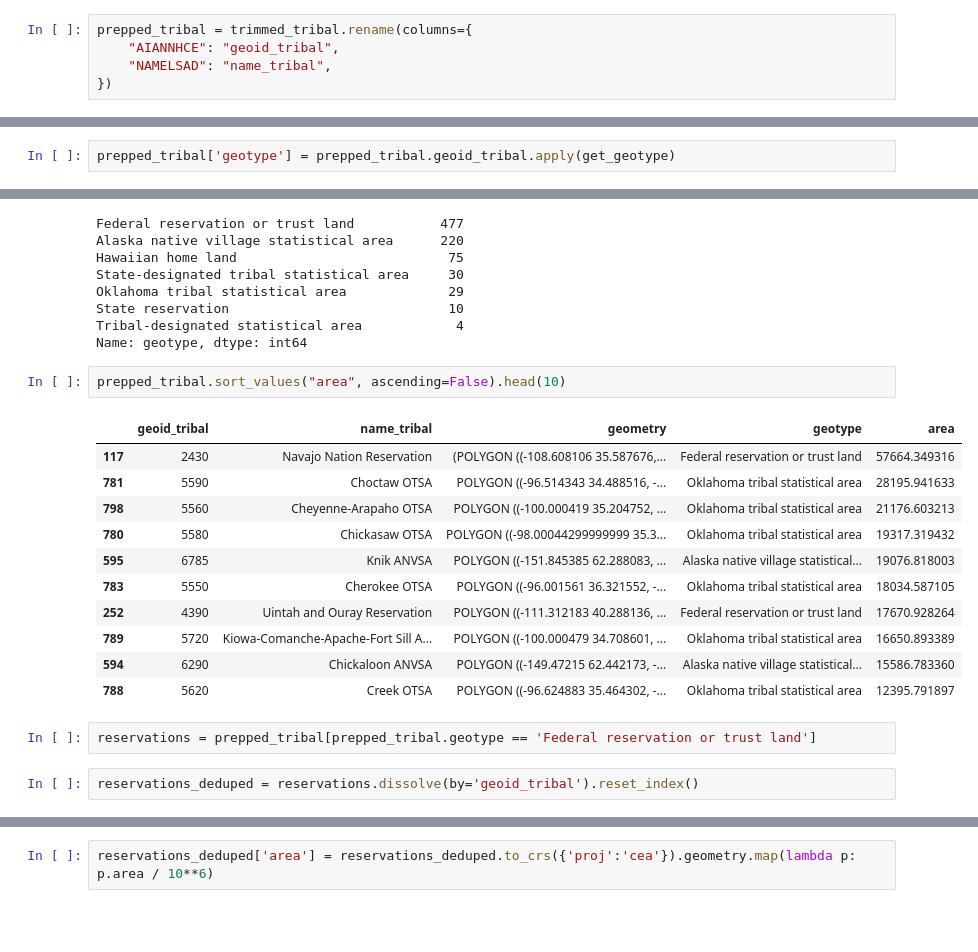
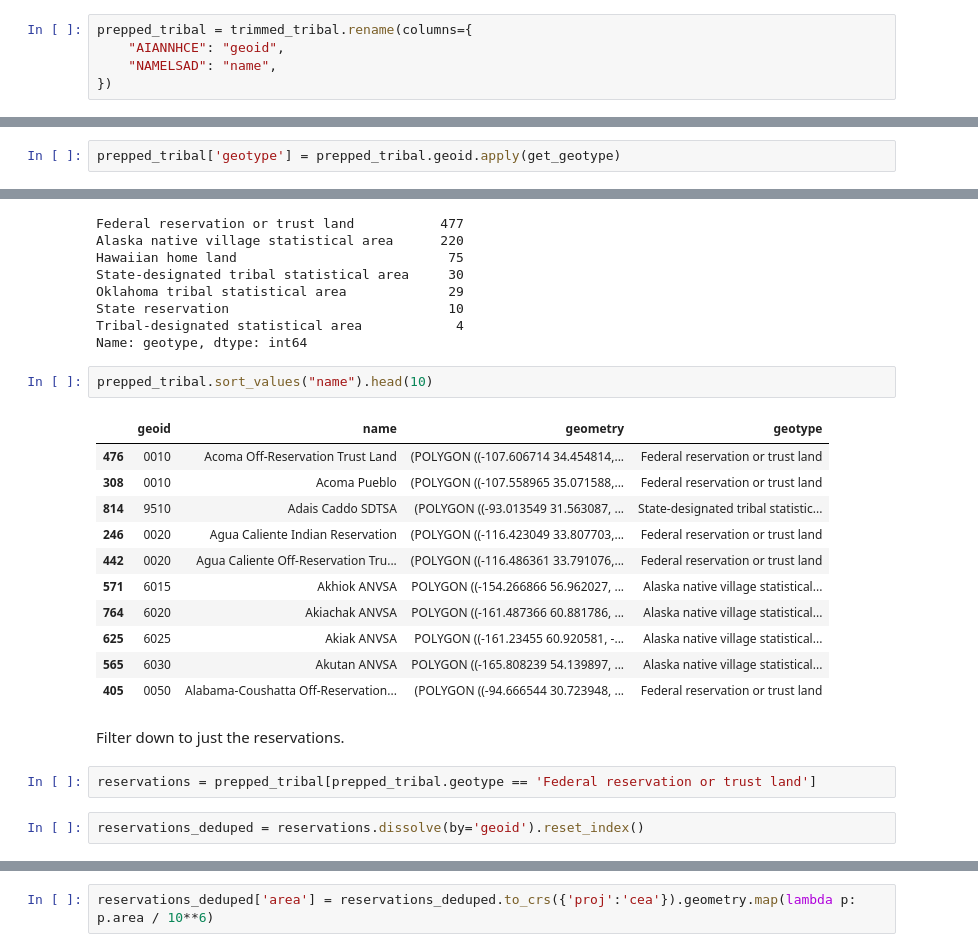
Before and after one commit to datadesk/native-american-census-analysis, a Jupyter notebook: hard-to-count-analysis.ipynb, the cells around one changed output, grey strips where cells are left out. Drawn from its saved outputs; the diff is of its cells as text; blank space fills up the shorter version.

```diff
--- a/hard-to-count-analysis.ipynb
+++ b/hard-to-count-analysis.ipynb
@@ -30,8 +53,8 @@ tribal_lands = gpd.read_file("data/tiger/tl_2018_us_aiannh/tl_2018_us_aiannh.shp
 trimmed_tribal = tribal_lands[['AIANNHCE', 'NAMELSAD', 'geometry']]
 # %%
 prepped_tribal = trimmed_tribal.rename(columns={
-    "AIANNHCE": "geoid_tribal",
-    "NAMELSAD": "name_tribal",
+    "AIANNHCE": "geoid",
+    "NAMELSAD": "name",
 })
 # %%
 prepped_tribal.head()
@@ -60,7 +85,7 @@ def get_geotype(geoid):
     elif val < 9999:
         return 'State-designated tribal statistical area'
 # %%
-prepped_tribal['geotype'] = prepped_tribal.geoid_tribal.apply(get_geotype)
+prepped_tribal['geotype'] = prepped_tribal.geoid.apply(get_geotype)
 # %%
 prepped_tribal.geotype.value_counts(dropna=False)
 # %% [output]
@@ -73,20 +98,22 @@ State reservation                            10
 Tribal-designated statistical area            4
 Name: geotype, dtype: int64
 # %%
-prepped_tribal.sort_values("area", ascending=False).head(10)
+prepped_tribal.sort_values("name").head(10)
 # %% [output]
-|  | geoid_tribal | name_tribal | geometry | geotype | area |
-| 117 | 2430 | Navajo Nation Reservation | (POLYGON ((-108.608106 35.587676,... | Federal reservation or trust land | 57664.349316 |
-| 781 | 5590 | Choctaw OTSA | POLYGON ((-96.514343 34.488516, -... | Oklahoma tribal statistical area | 28195.941633 |
-| 798 | 5560 | Cheyenne-Arapaho OTSA | POLYGON ((-100.000419 35.204752, ... | Oklahoma tribal statistical area | 21176.603213 |
-| 780 | 5580 | Chickasaw OTSA | POLYGON ((-98.00044299999999 35.3... | Oklahoma tribal statistical area | 19317.319432 |
-| 595 | 6785 | Knik ANVSA | POLYGON ((-151.845385 62.288083, ... | Alaska native village statistical... | 19076.818003 |
-| 783 | 5550 | Cherokee OTSA | POLYGON ((-96.001561 36.321552, -... | Oklahoma tribal statistical area | 18034.587105 |
-| 252 | 4390 | Uintah and Ouray Reservation | POLYGON ((-111.312183 40.288136, ... | Federal reservation or trust land | 17670.928264 |
-| 789 | 5720 | Kiowa-Comanche-Apache-Fort Sill A... | POLYGON ((-100.000479 34.708601, ... | Oklahoma tribal statistical area | 16650.893389 |
-| 594 | 6290 | Chickaloon ANVSA | POLYGON ((-149.47215 62.442173, -... | Alaska native village statistical... | 15586.783360 |
-| 788 | 5620 | Creek OTSA | POLYGON ((-96.624883 35.464302, -... | Oklahoma tribal statistical area | 12395.791897 |
+|  | geoid | name | geometry | geotype |
+| 476 | 0010 | Acoma Off-Reservation Trust Land | (POLYGON ((-107.606714 34.454814,... | Federal reservation or trust land |
+| 308 | 0010 | Acoma Pueblo | (POLYGON ((-107.558965 35.071588,... | Federal reservation or trust land |
+| 814 | 9510 | Adais Caddo SDTSA | (POLYGON ((-93.013549 31.563087, ... | State-designated tribal statistic... |
+| 246 | 0020 | Agua Caliente Indian Reservation | (POLYGON ((-116.423049 33.807703,... | Federal reservation or trust land |
+| 442 | 0020 | Agua Caliente Off-Reservation Tru... | (POLYGON ((-116.486361 33.791076,... | Federal reservation or trust land |
+| 571 | 6015 | Akhiok ANVSA | POLYGON ((-154.266866 56.962027, ... | Alaska native village statistical... |
+| 764 | 6020 | Akiachak ANVSA | POLYGON ((-161.487366 60.881786, ... | Alaska native village statistical... |
+| 625 | 6025 | Akiak ANVSA | POLYGON ((-161.23455 60.920581, -... | Alaska native village statistical... |
+| 565 | 6030 | Akutan ANVSA | POLYGON ((-165.808239 54.139897, ... | Alaska native village statistical... |
+| 405 | 0050 | Alabama-Coushatta Off-Reservation... | (POLYGON ((-94.666544 30.723948, ... | Federal reservation or trust land |
+# %% [markdown]
+Filter down to just the reservations.
 # %%
 reservations = prepped_tribal[prepped_tribal.geotype == 'Federal reservation or trust land']
 # %%
-reservations_deduped = reservations.dissolve(by='geoid_tribal').reset_index()
+reservations_deduped = reservations.dissolve(by='geoid').reset_index()
```
Also changed, not shown: parts of 45 cells of this notebook.
